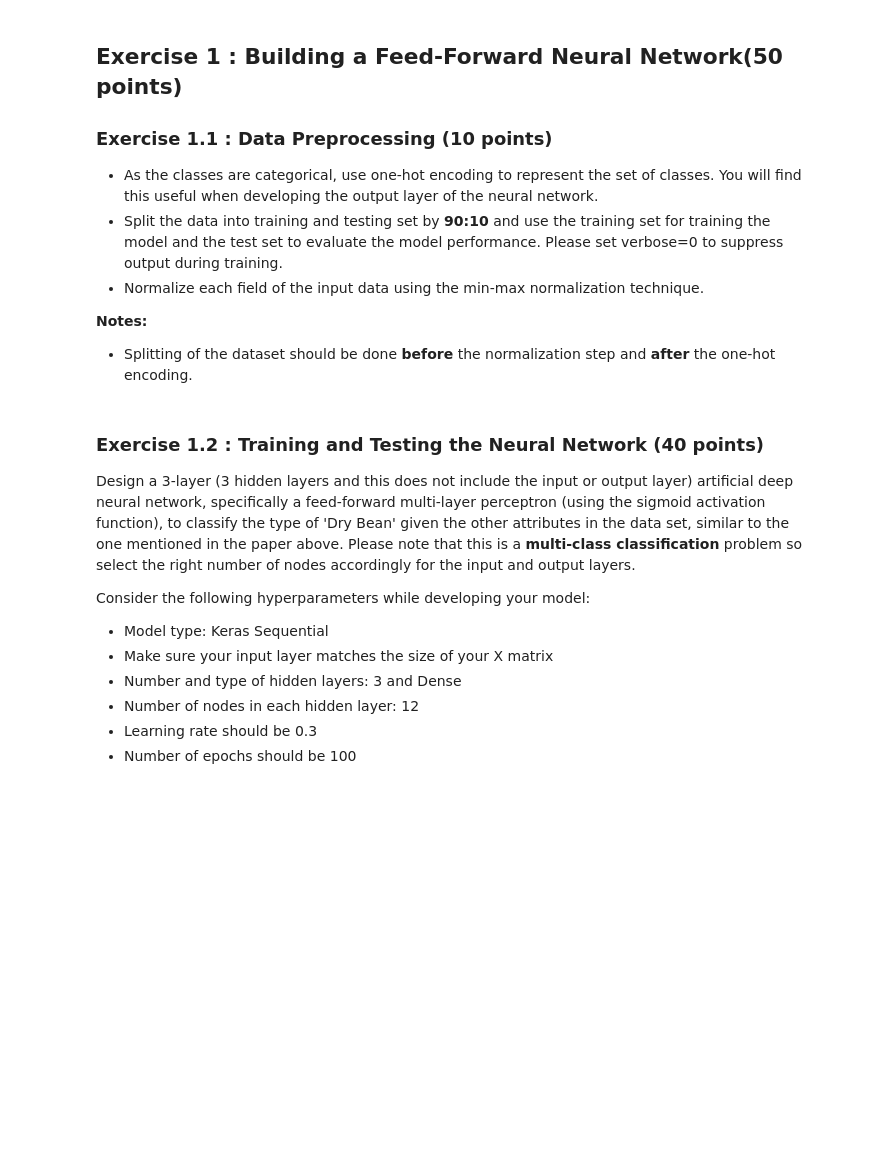
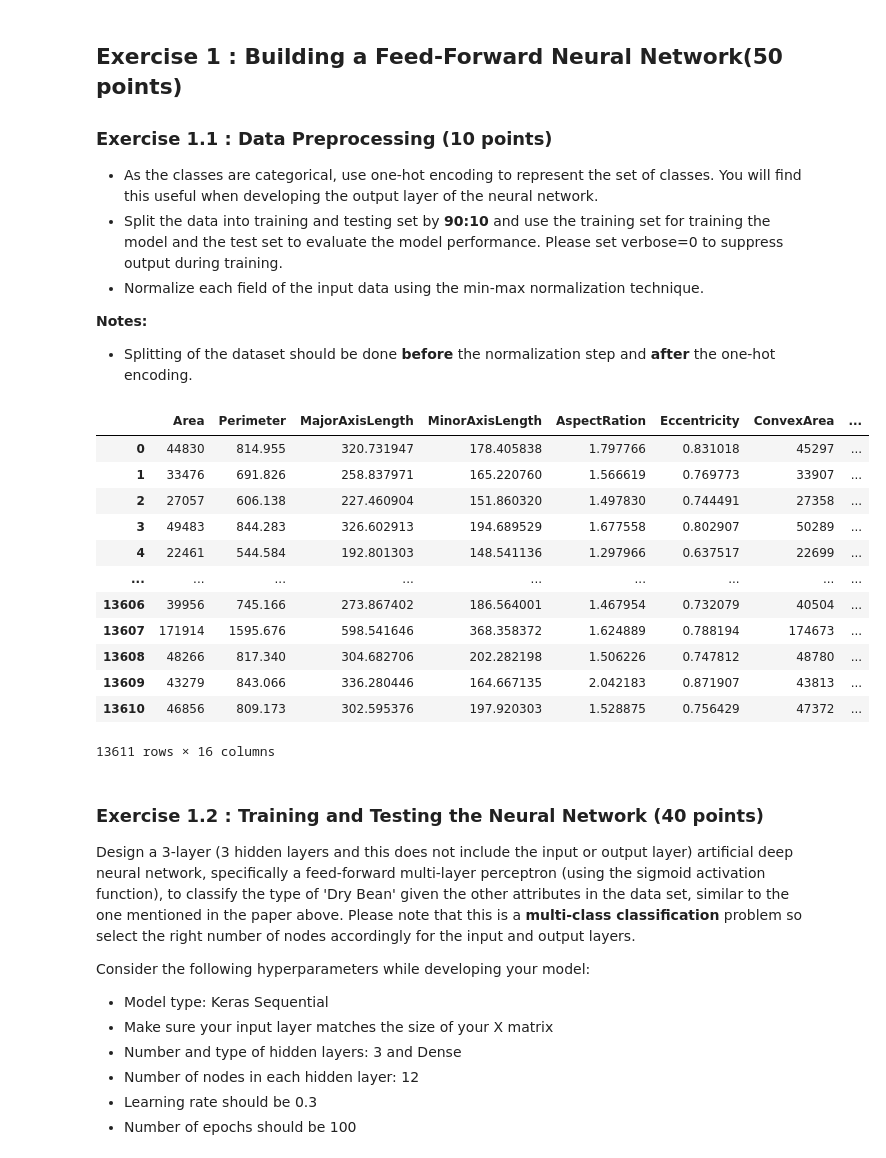
Before and after one commit to SriSupratikTalari/hw4, a Jupyter notebook: hw4.ipynb, the cells around one changed output. Drawn from its saved outputs; the diff is of its cells as text; code cells hidden in the pictures; blank space fills up the shorter version.

```diff
--- a/hw4.ipynb
+++ b/hw4.ipynb
@@ -57,0 +61,2 @@ __Notes:__
+# %%
+df= pd.read_csv('Dry_Beans_Dataset.csv')
@@ -57,0 +66,17 @@ __Notes:__
+# %%
+X=df.iloc[:,:-1]
+X
+# %% [output]
+|  | Area | Perimeter | MajorAxisLength | MinorAxisLength | AspectRation | Eccentricity | ConvexArea | ... |
+| 0 | 44830 | 814.955 | 320.731947 | 178.405838 | 1.797766 | 0.831018 | 45297 | ... |
+| 1 | 33476 | 691.826 | 258.837971 | 165.220760 | 1.566619 | 0.769773 | 33907 | ... |
+| 2 | 27057 | 606.138 | 227.460904 | 151.860320 | 1.497830 | 0.744491 | 27358 | ... |
+| 3 | 49483 | 844.283 | 326.602913 | 194.689529 | 1.677558 | 0.802907 | 50289 | ... |
+| 4 | 22461 | 544.584 | 192.801303 | 148.541136 | 1.297966 | 0.637517 | 22699 | ... |
+| ... | ... | ... | ... | ... | ... | ... | ... | ... |
+| 13606 | 39956 | 745.166 | 273.867402 | 186.564001 | 1.467954 | 0.732079 | 40504 | ... |
+| 13607 | 171914 | 1595.676 | 598.541646 | 368.358372 | 1.624889 | 0.788194 | 174673 | ... |
+| 13608 | 48266 | 817.340 | 304.682706 | 202.282198 | 1.506226 | 0.747812 | 48780 | ... |
+| 13609 | 43279 | 843.066 | 336.280446 | 164.667135 | 2.042183 | 0.871907 | 43813 | ... |
+| 13610 | 46856 | 809.173 | 302.595376 | 197.920303 | 1.528875 | 0.756429 | 47372 | ... |
+13611 rows × 16 columns
```
Also changed, not shown: parts of 33 cells of this notebook, 9 other files.
